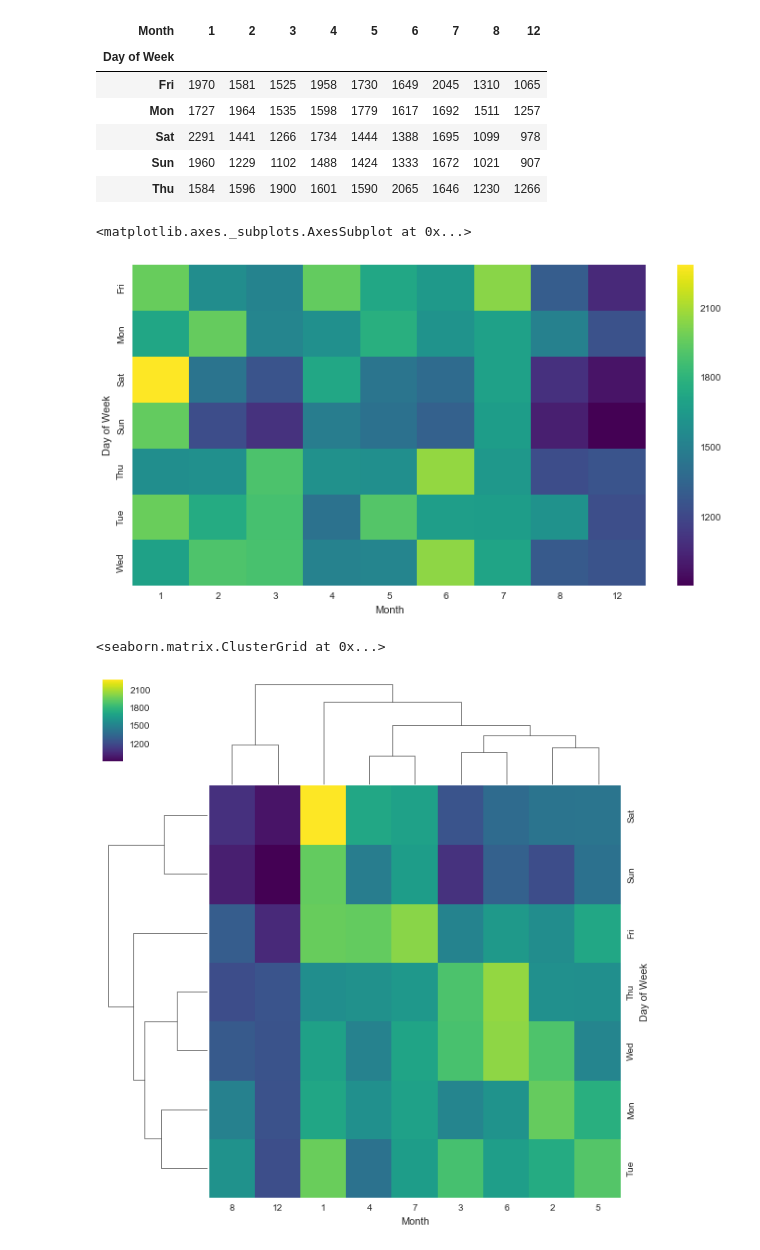
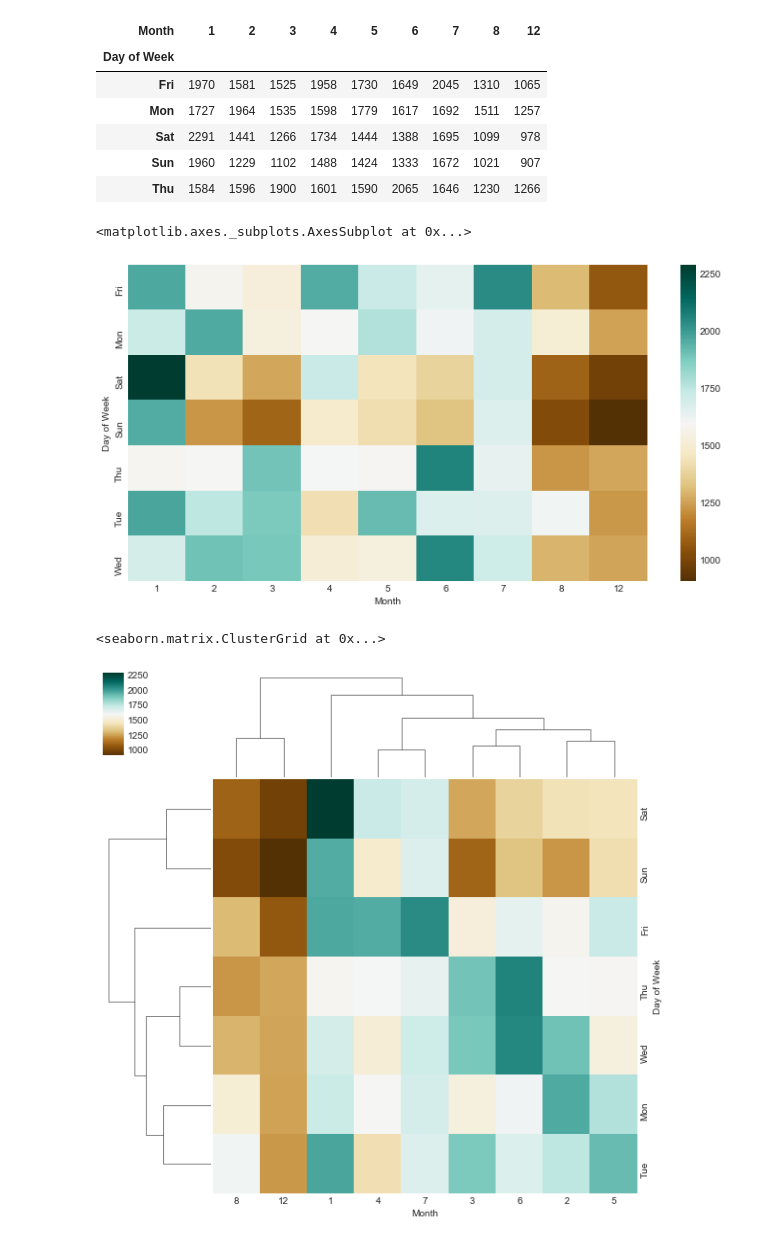
Before and after one commit to yogishkanangi/911-Emer-Capst, a Jupyter notebook: Emergency - 911 Calls Data Capstone Project.ipynb, the cells around one changed output. Cells and saved outputs as stored; diff of their text form; code cells hidden in the pictures.

```diff
--- a/Emergency - 911 Calls Data Capstone Project.ipynb
+++ b/Emergency - 911 Calls Data Capstone Project.ipynb
@@ -277,12 +277,12 @@ dayMonth.head()
 | Thu | 1584 | 1596 | 1900 | 1601 | 1590 | 2065 | 1646 | 1230 | 1266 |
 # %%
 plt.figure(figsize=(12,6))
-sns.heatmap(dayMonth,cmap='viridis')
+sns.heatmap(dayMonth,cmap='BrBG')
 # %% [output]
 <matplotlib.axes._subplots.AxesSubplot at 0x...>
-[figure, old version]
+[figure, new version]
 # %%
-sns.clustermap(dayMonth,cmap='viridis')
+sns.clustermap(dayMonth,cmap='BrBG')
 # %% [output]
 <seaborn.matrix.ClusterGrid at 0x...>
-[figure, old version]
+[figure, new version]
```
Also changed, not shown: parts of 34 cells of this notebook.
